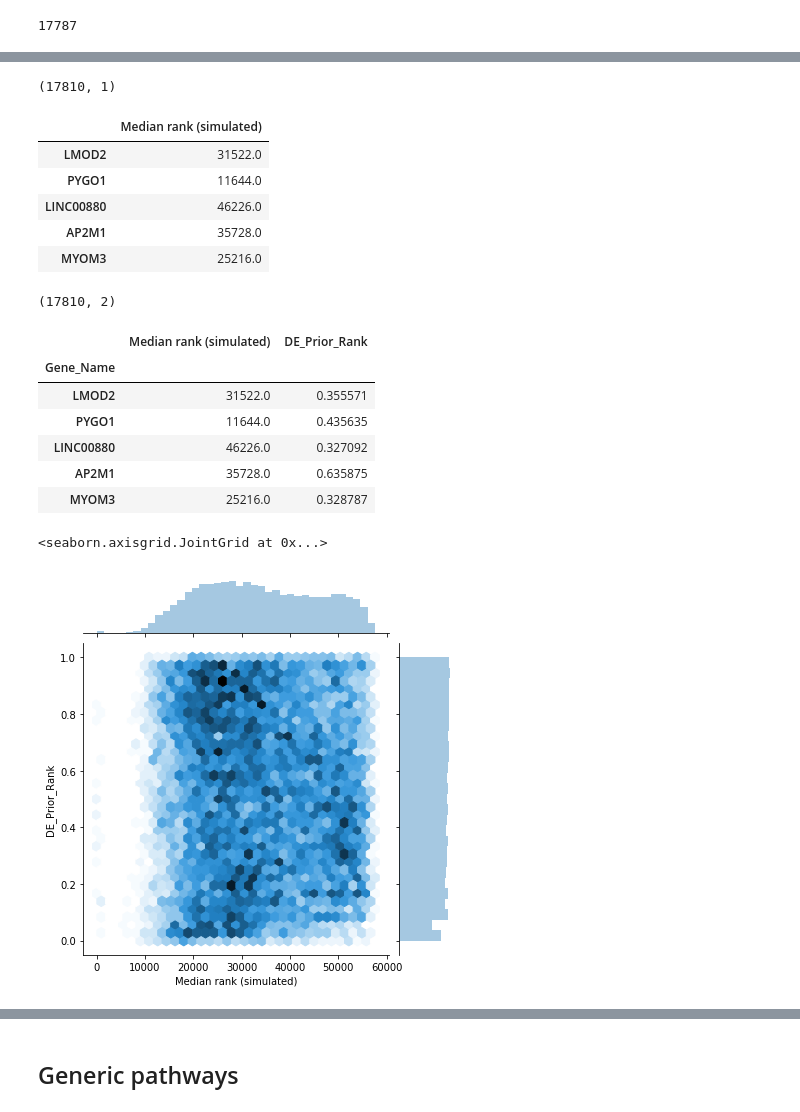
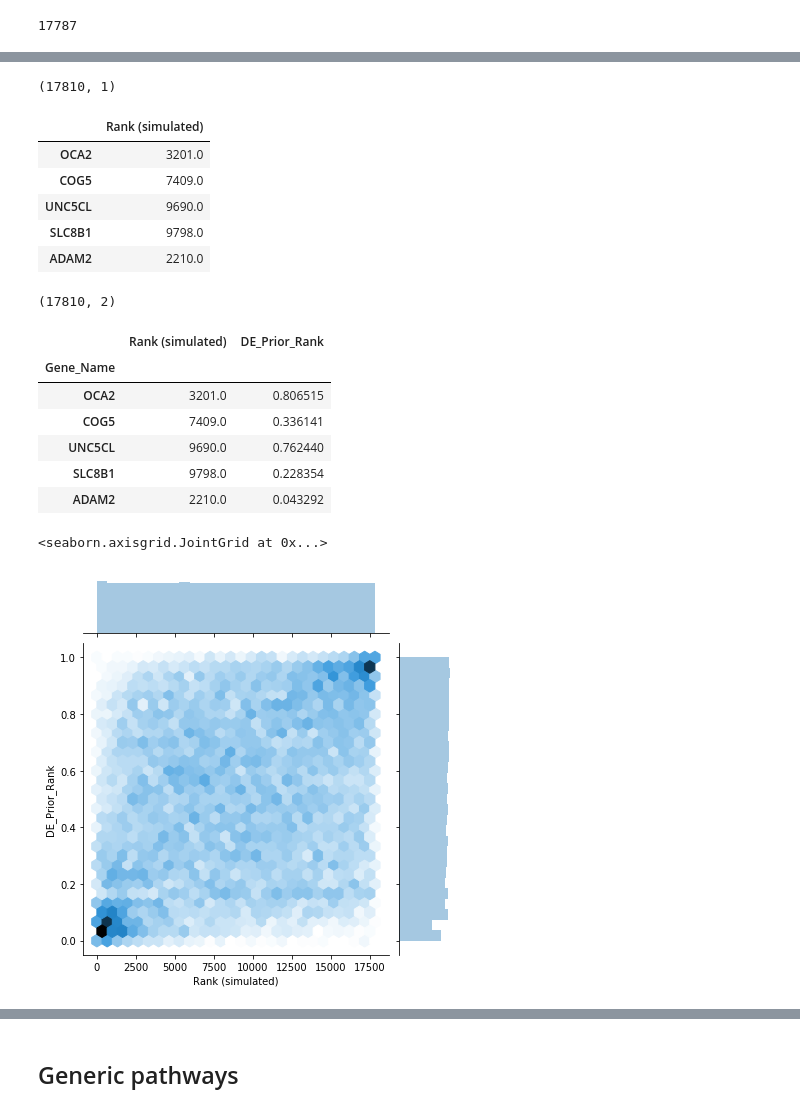
Before and after one commit to greenelab/simulate-expression-compendia, a Jupyter notebook: Rank_pathways/5_analyze_generic_genes_and_pathways.ipynb, the cells around one changed output, grey strips where cells are left out. Cells and saved outputs as stored; diff of their text form; code cells hidden in the pictures.

Commit message:
update scripts after subseting data and change rank agg

```diff
--- a/Rank_pathways/5_analyze_generic_genes_and_pathways.ipynb
+++ b/Rank_pathways/5_analyze_generic_genes_and_pathways.ipynb
@@ -64,15 +64,16 @@ params = utils.read_config(config_file)
 # %%
 # Load params
 local_dir = params["local_dir"]
+col_to_rank = 'logFC'
 # %%
 # Input files
 gene_summary_file = os.path.join(
     local_dir,
-    "gene_summary_table.tsv")
+    "gene_summary_table_"+col_to_rank+".tsv")
 
 pathway_summary_file = os.path.join(
     local_dir,
-    "pathway_summary_table.tsv")
+    "pathway_summary_table_"+col_to_rank+".tsv")
 # %% [markdown]
 ## Generic genes
 # %% [markdown]
@@ -190,16 +179,16 @@ our_unique_genes
 # %%
 # Get rank of intersect genes
-our_gene_rank_df = pd.DataFrame(gene_stats.loc[shared_genes,'Median rank (simulated)'])
+our_gene_rank_df = pd.DataFrame(gene_stats.loc[shared_genes,'Rank (simulated)'])
 print(our_gene_rank_df.shape)
 our_gene_rank_df.head()
 # %% [output]
 (17810, 1)
-|  | Median rank (simulated) |
-| LMOD2 | 31522.0 |
-| PYGO1 | 11644.0 |
-| LINC00880 | 46226.0 |
-| AP2M1 | 35728.0 |
-| MYOM3 | 25216.0 |
+|  | Rank (simulated) |
+| OCA2 | 3201.0 |
+| COG5 | 7409.0 |
+| UNC5CL | 9690.0 |
+| SLC8B1 | 9798.0 |
+| ADAM2 | 2210.0 |
 # %%
 # Merge published ranking
 shared_gene_rank_df = pd.merge(our_gene_rank_df,
@@ -212,20 +201,21 @@ print(shared_gene_rank_df.shape)
 shared_gene_rank_df.head()
 # %% [output]
 (17810, 2)
-|  | Median rank (simulated) | DE_Prior_Rank |
+|  | Rank (simulated) | DE_Prior_Rank |
 | Gene_Name |  |  |
-| LMOD2 | 31522.0 | 0.355571 |
-| PYGO1 | 11644.0 | 0.435635 |
-| LINC00880 | 46226.0 | 0.327092 |
-| AP2M1 | 35728.0 | 0.635875 |
-| MYOM3 | 25216.0 | 0.328787 |
+| OCA2 | 3201.0 | 0.806515 |
+| COG5 | 7409.0 | 0.336141 |
+| UNC5CL | 9690.0 | 0.762440 |
+| SLC8B1 | 9798.0 | 0.228354 |
+| ADAM2 | 2210.0 | 0.043292 |
 # %%
+# Plot our ranking vs published ranking
 sns.jointplot(data=shared_gene_rank_df,
-              x='Median rank (simulated)',
+              x='Rank (simulated)',
               y='DE_Prior_Rank',
              kind='hex')
 
 # Make prettier if better way to show it
 # %% [output]
 <seaborn.axisgrid.JointGrid at 0x...>
-[figure, old version]
+[figure, new version]
```
Also changed, not shown: parts of 19 cells of this notebook, 10 other files.
